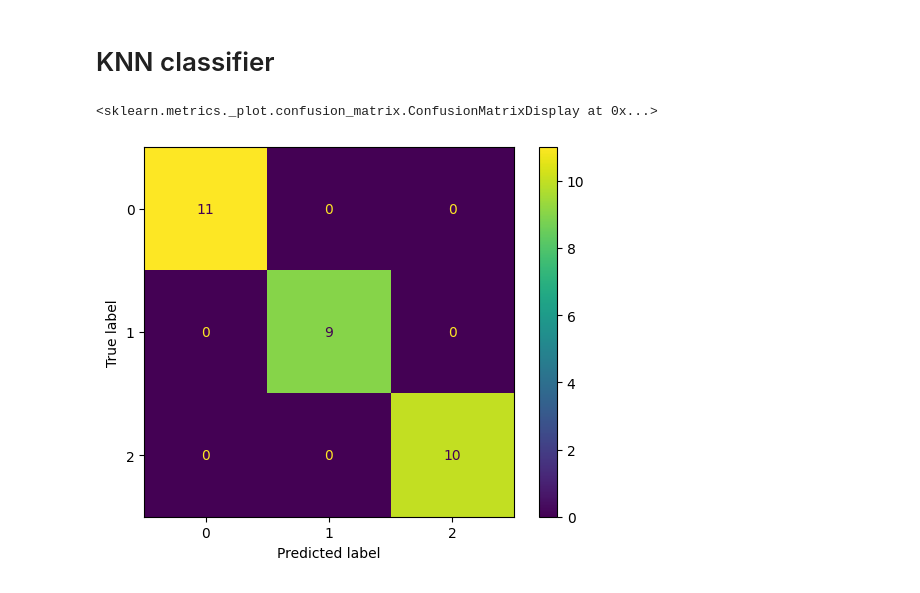
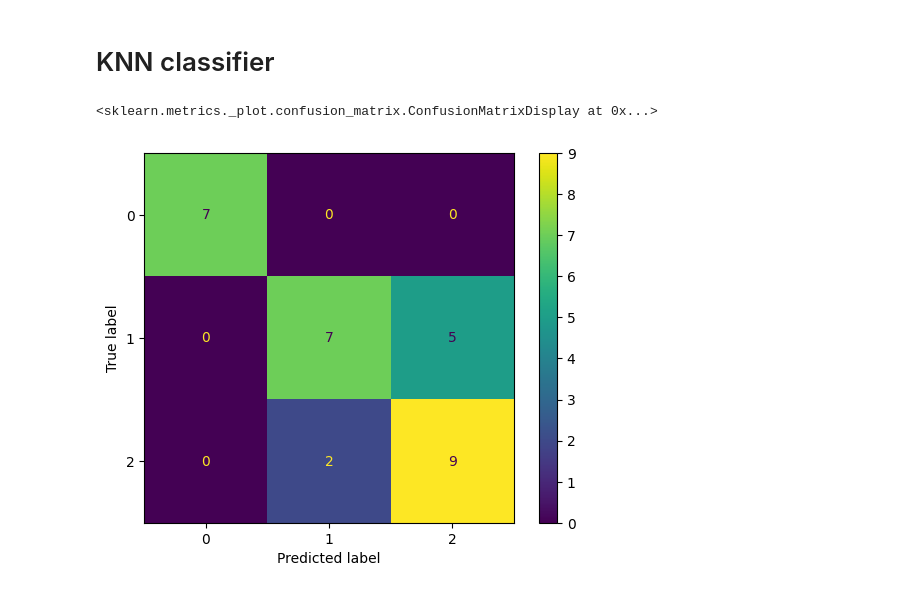
Before and after one commit to janosv246/MPA-MLF, a Jupyter notebook: Lab_04/MPA_MLF_PCA_2.ipynb, the cells around one changed output. Drawn from its saved outputs; the diff is of its cells as text; code cells hidden in the pictures.

```diff
--- a/Lab_04/MPA_MLF_PCA_2.ipynb
+++ b/Lab_04/MPA_MLF_PCA_2.ipynb
@@ -165,27 +167,29 @@ plt.show()
 # KNN classifier
 # %%
 # Import train_test_split as in last PC lab, split X (original) into train and test, train KNN classifier on full 4-dimensional X
+# Compare the results with full dataset
+
 from sklearn.datasets import load_iris
 iris=load_iris()
 
 from sklearn.model_selection import train_test_split
-X=iris.data
+X=Xpp[:, :2]
 y=iris.target
 X_train, X_test, y_train, y_test = train_test_split(X,y,test_size=0.2)
 
 from sklearn.neighbors import KNeighborsClassifier
 knn1=KNeighborsClassifier(n_neighbors = 3)
 knn1.fit(X_train,y_train)
 Ypred=knn1.predict(X_test)
 
 # Import and show confusion matrix
 from sklearn.metrics import confusion_matrix
 from sklearn.metrics import ConfusionMatrixDisplay
 confusion_matrix(y_test,Ypred)
 ConfusionMatrixDisplay.from_predictions(y_test,Ypred)
 # %% [output]
 <sklearn.metrics._plot.confusion_matrix.ConfusionMatrixDisplay at 0x...>
-[figure, old version]
+[figure, new version]
 # %%
 # Now do the same (data set split, KNN, confusion matrix), but for PCA-transformed data (1st two principal components, i.e., first two columns).
 # Compare the results with full dataset
```
Also changed, not shown: parts of 2 cells of this notebook.
